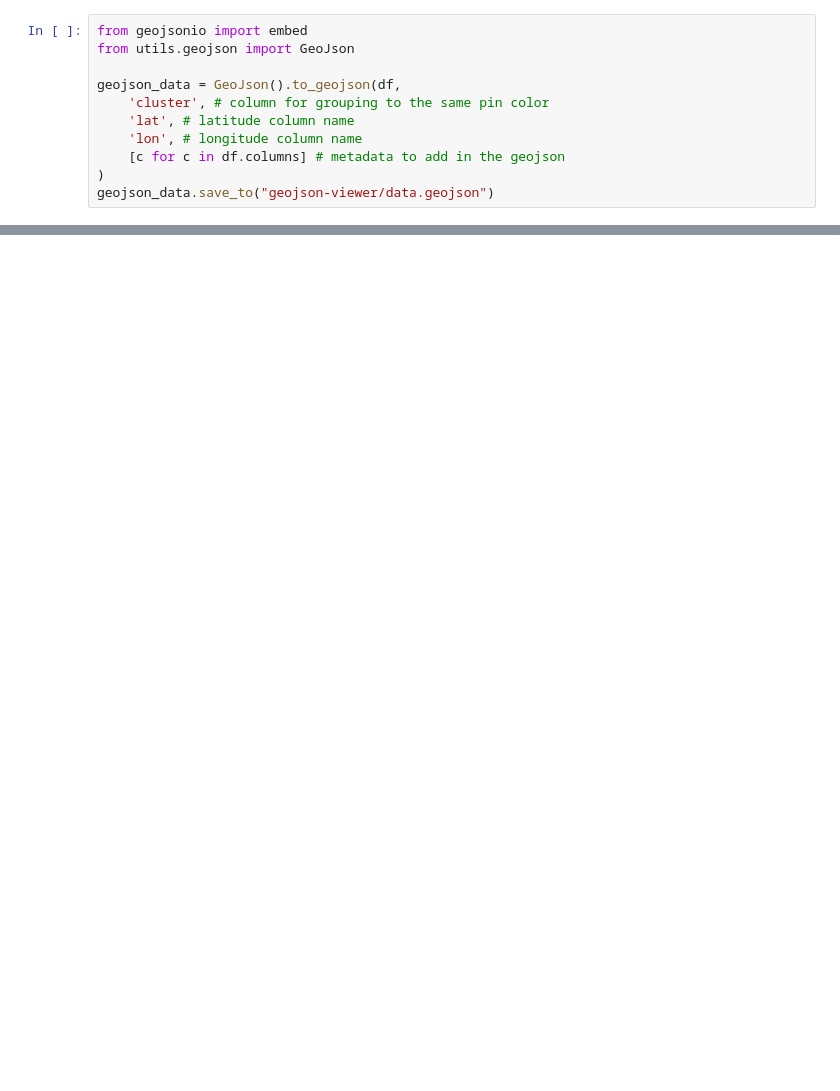
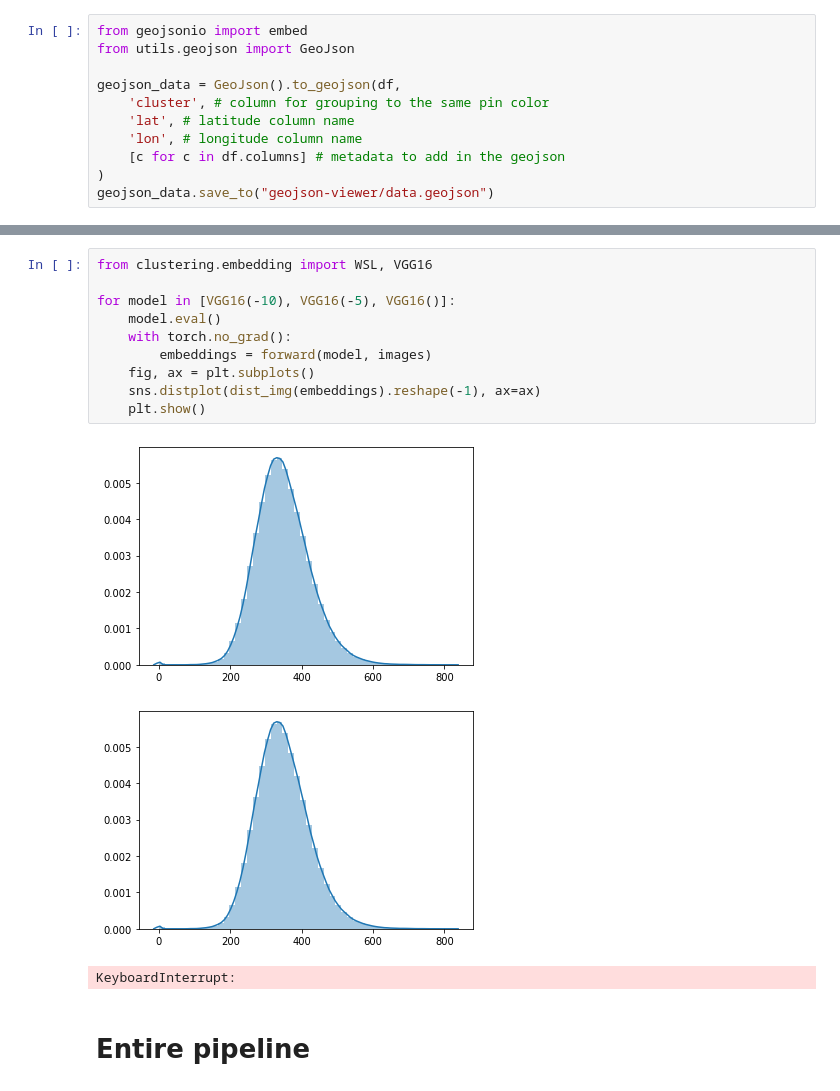
Before and after one commit to sylvainma/Explorify, a Jupyter notebook: clustering.ipynb, the cells around one changed output, grey strips where cells are left out. Saved outputs shown, nothing was run; the diff lists cells and outputs as text; blank space fills up the shorter version.

```diff
--- a/clustering.ipynb
+++ b/clustering.ipynb
@@ -148,0 +199,16 @@ geojson_data.save_to("geojson-viewer/data.geojson")
+# %%
+from clustering.embedding import WSL, VGG16
+
+for model in [VGG16(-10), VGG16(-5), VGG16()]:
+    model.eval()
+    with torch.no_grad():
+        embeddings = forward(model, images)
+    fig, ax = plt.subplots()
+    sns.distplot(dist_img(embeddings).reshape(-1), ax=ax)
+    plt.show()
+# %% [output]
+[figure, added]
+[figure, added]
+KeyboardInterrupt:
+# %% [markdown]
+# Entire pipeline
```
Also changed, not shown: parts of 19 cells of this notebook, 6 other files.
